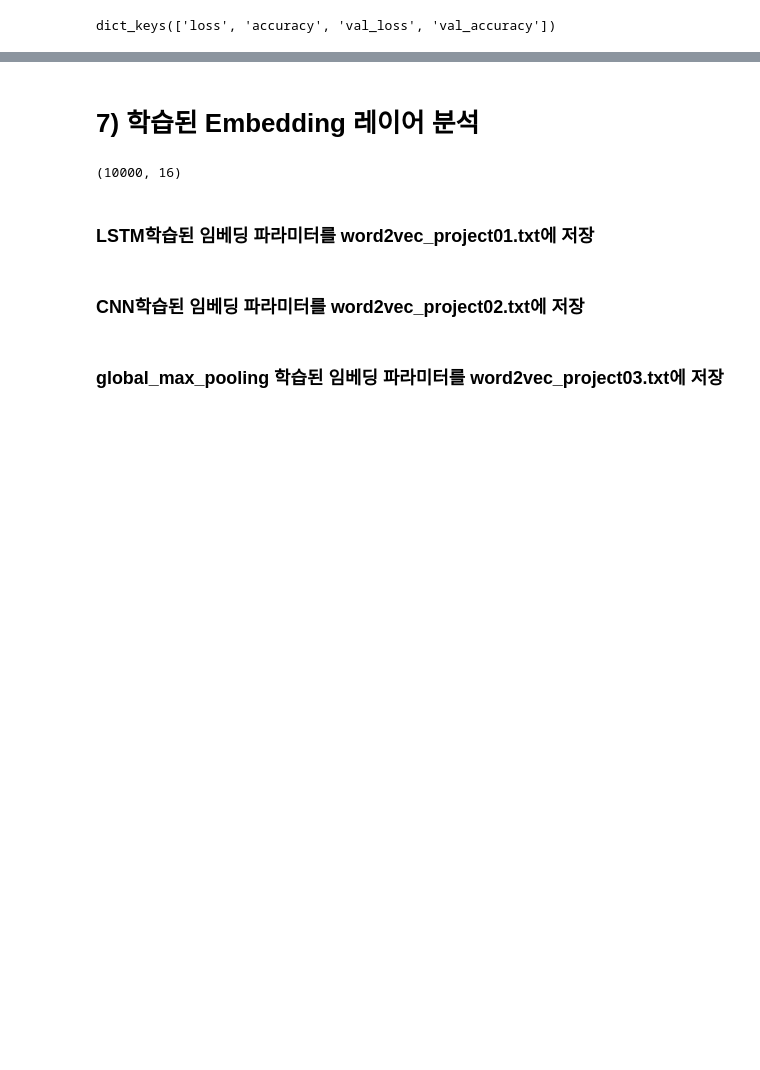
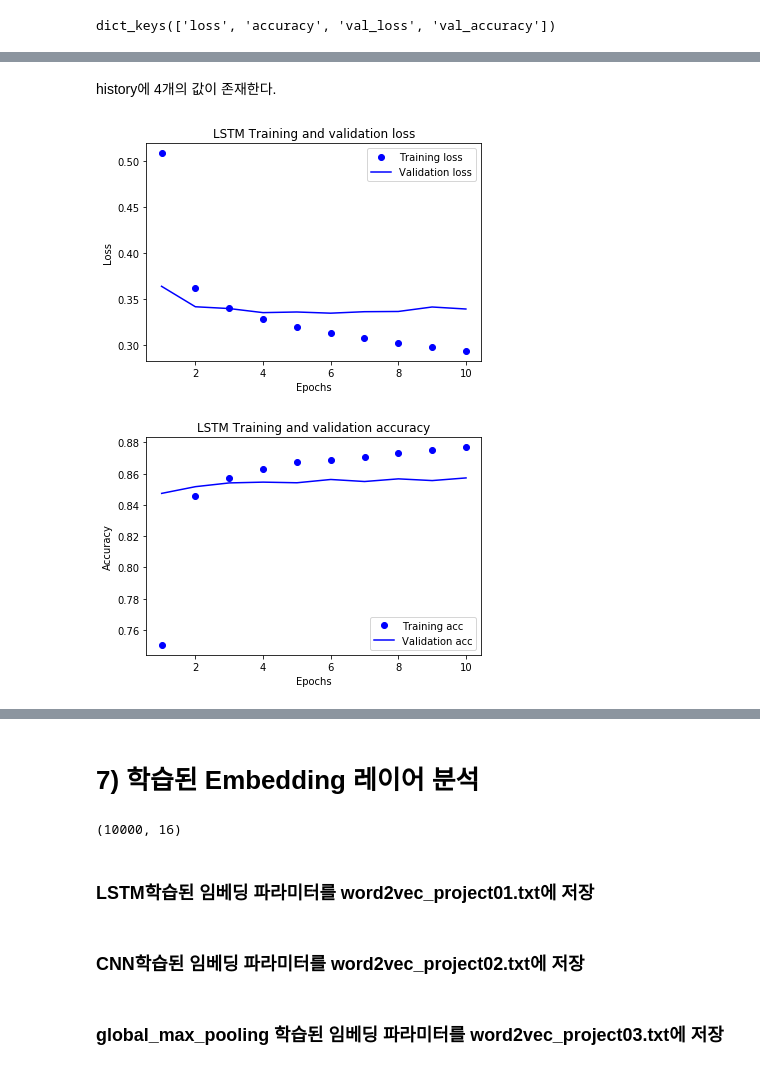
Before and after one commit to SIMYJ/EXPLORATION_Project, a Jupyter notebook: [E04]Naver Movie Review Sentiment Analysis.ipynb, the cells around one changed output, grey strips where cells are left out. Saved outputs shown, nothing was run; the diff lists cells and outputs as text; code cells hidden in the pictures; blank space fills up the shorter version.

```diff
--- a/[E04]Naver Movie Review Sentiment Analysis.ipynb
+++ b/[E04]Naver Movie Review Sentiment Analysis.ipynb
@@ -710,8 +712,10 @@ Epoch 6/10
 # %%
+#history_model_CNN
 #history_model_LSTM
-#history_model_CNN
 #history_model_GlobMP
-history_dict = history_model_GlobMP.history
-print(history_dict.keys()) # epoch에 따른 그래프를 그려볼 수 있는 항목들
+history_dict_CNN = history_model_CNN.history
+history_dict_LSTM = history_model_LSTM.history
+history_dict_GlobMP = history_model_GlobMP.history
+print(history_dict_GlobMP.keys()) # epoch에 따른 그래프를 그려볼 수 있는 항목들
 # %% [output]
 dict_keys(['loss', 'accuracy', 'val_loss', 'val_accuracy'])
@@ -747,0 +722,45 @@ plt.show()
+# %% [markdown]
+history에 4개의 값이 존재한다.
+# %%
+import matplotlib.pyplot as plt
+
+acc = history_dict_LSTM['accuracy']
+val_acc = history_dict_LSTM['val_accuracy']
+loss = history_dict_LSTM['loss']
+val_loss = history_dict_LSTM['val_loss']
+
+epochs = range(1, len(acc) + 1)
+
+#fig, ax = plt.subplots(1, 2, sharex=True)
+# fig란 figure로써 - 전체 subplot을 말한다.
+# ex) 서브플로안에 몇개의 그래프가 있던지 상관없이  그걸 담는 하나.전체 사이즈를 말한다.
+# ax는 axe로써 - 전체 중 낱낱개를 말한다
+# ex) 서브플롯 안에 2개(a1,a2)의 그래프가 있다면 a1, a2 를 일컬음
+
+
+
+
+# "bo"는 "파란색 점"입니다
+plt.plot(epochs, loss, 'bo', label='Training loss')
+# b는 "파란 실선"입니다
+plt.plot(epochs, val_loss, 'b', label='Validation loss')
+plt.title('LSTM Training and validation loss')
+plt.xlabel('Epochs')
+plt.ylabel('Loss')
+plt.legend()
+
+plt.show()
+
+plt.clf()   # 그림을 초기화합니다
+
+plt.plot(epochs, acc, 'bo', label='Training acc')
+plt.plot(epochs, val_acc, 'b', label='Validation acc')
+plt.title('LSTM Training and validation accuracy')
+plt.xlabel('Epochs')
+plt.ylabel('Accuracy')
+plt.legend()
+
+plt.show()
+# %% [output]
+[figure, added]
+[figure, added]
```
Also changed, not shown: parts of 7 cells of this notebook.
